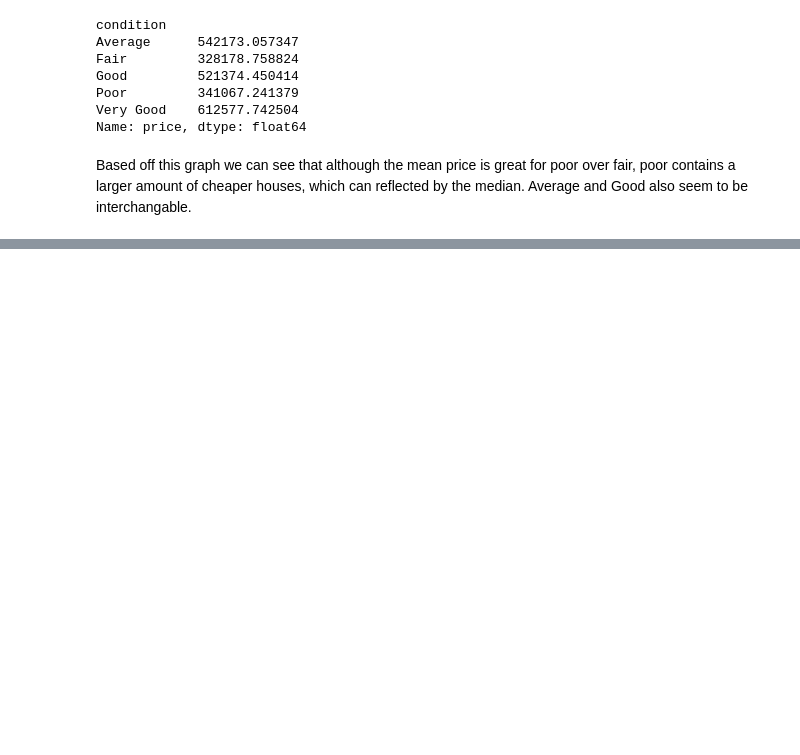
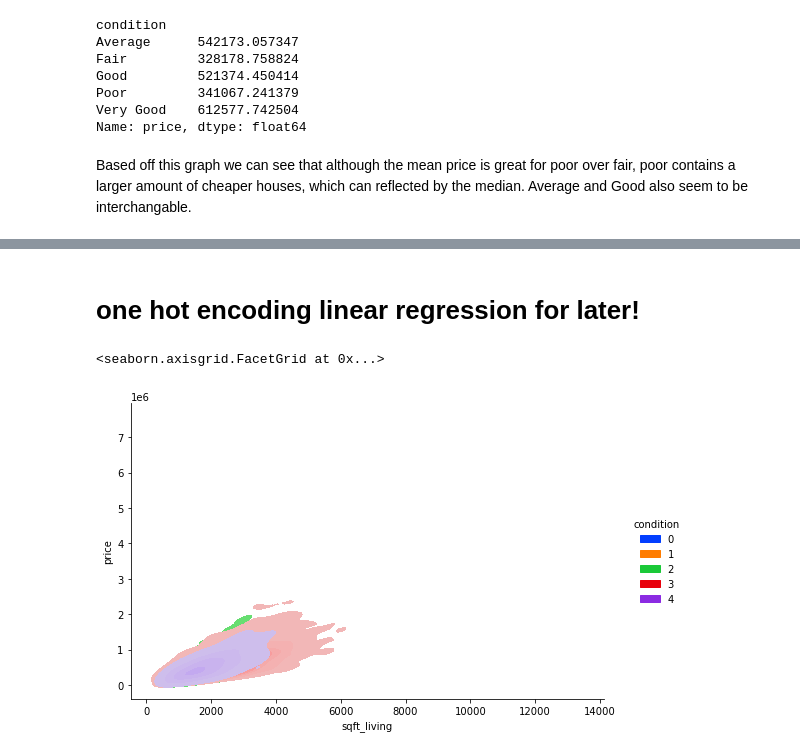
Before and after one commit to daniellejenkins17/Helping_Homebuyers_Buy_Houses, a Jupyter notebook: jalils_work/early_eda.ipynb, the cells around one changed output, grey strips where cells are left out. Saved outputs shown, nothing was run; the diff lists cells and outputs as text; code cells hidden in the pictures; blank space fills up the shorter version.

Commit message:
made a lot of graphs and experimented with modeling and created duplicated files to avoid merge conflicts

```diff
--- a/jalils_work/early_eda.ipynb
+++ b/jalils_work/early_eda.ipynb
@@ -164,0 +193,9 @@ Based off this graph we can see that although the mean price is great for poor o
+# %% [markdown]
+# one hot encoding linear regression for later!
+# %%
+sns.displot(data=house_data, x='sqft_living',y='price', hue='condition',
+            kind='kde', fill=True,palette=sns.color_palette('bright')[:5],
+            height=5, aspect=1.5)
+# %% [output]
+<seaborn.axisgrid.FacetGrid at 0x...>
+[figure, added]
```
Also changed, not shown: parts of 17 cells of this notebook, 10 other files.
